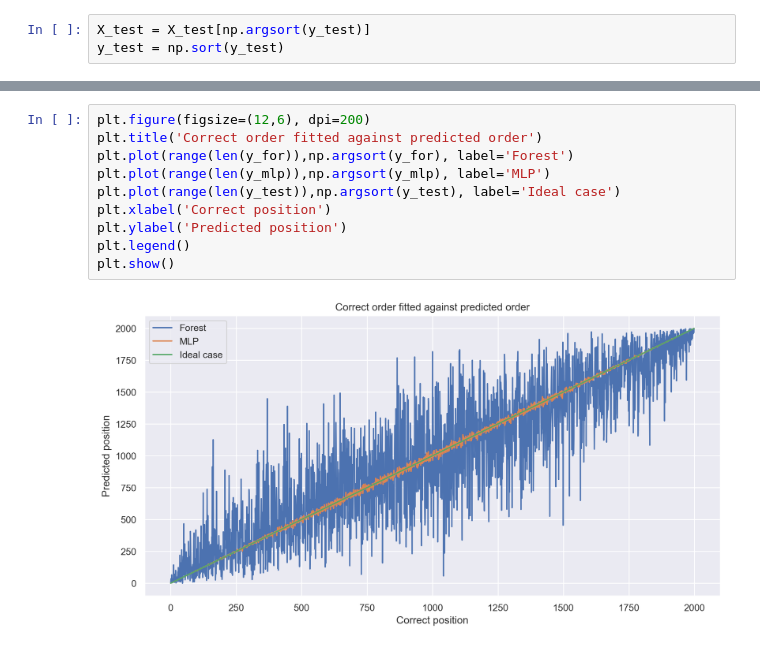
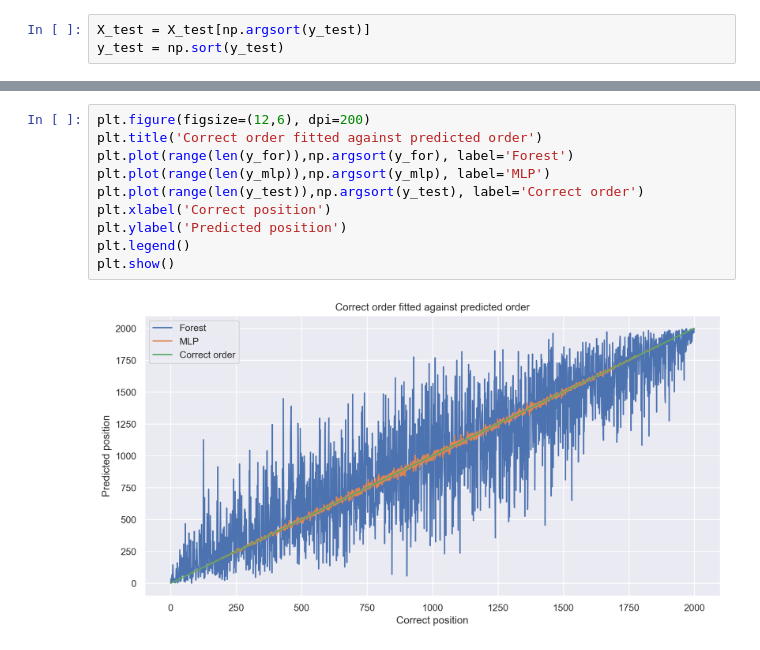
Before and after one commit to nessyht/FOML-Bomberman, a Jupyter notebook: Forest_MLP_comparison.ipynb, the cells around one changed output, grey strips where cells are left out. Saved outputs shown, nothing was run; the diff lists cells and outputs as text.

```diff
--- a/Forest_MLP_comparison.ipynb
+++ b/Forest_MLP_comparison.ipynb
@@ -89,12 +89,12 @@ plt.show()
 # %%
 plt.figure(figsize=(12,6), dpi=200)
 plt.title('Correct order fitted against predicted order')
 plt.plot(range(len(y_for)),np.argsort(y_for), label='Forest')
 plt.plot(range(len(y_mlp)),np.argsort(y_mlp), label='MLP')
-plt.plot(range(len(y_test)),np.argsort(y_test), label='Ideal case')
+plt.plot(range(len(y_test)),np.argsort(y_test), label='Correct order')
 plt.xlabel('Correct position')
 plt.ylabel('Predicted position')
 plt.legend()
 plt.show()
 # %% [output]
-[figure, old version]
+[figure, new version]
```
Also changed, not shown: parts of 6 cells of this notebook, 8 other files.
